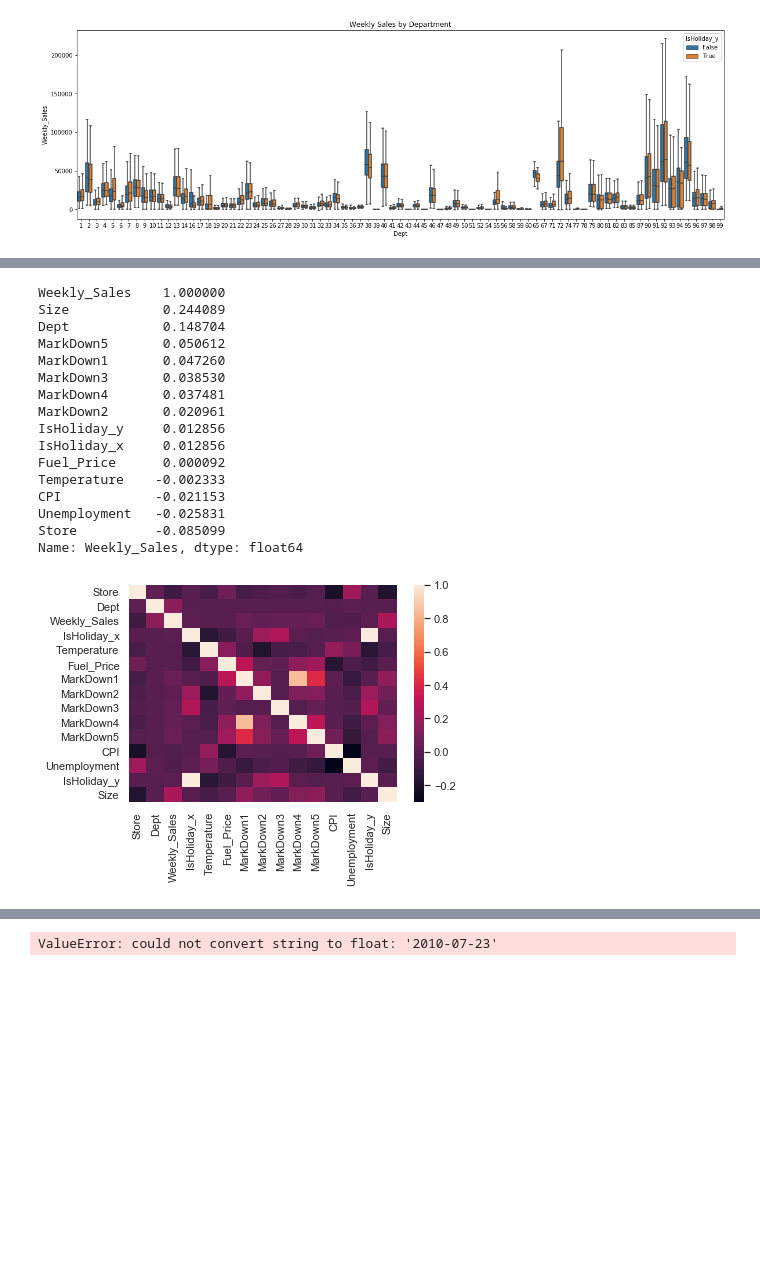
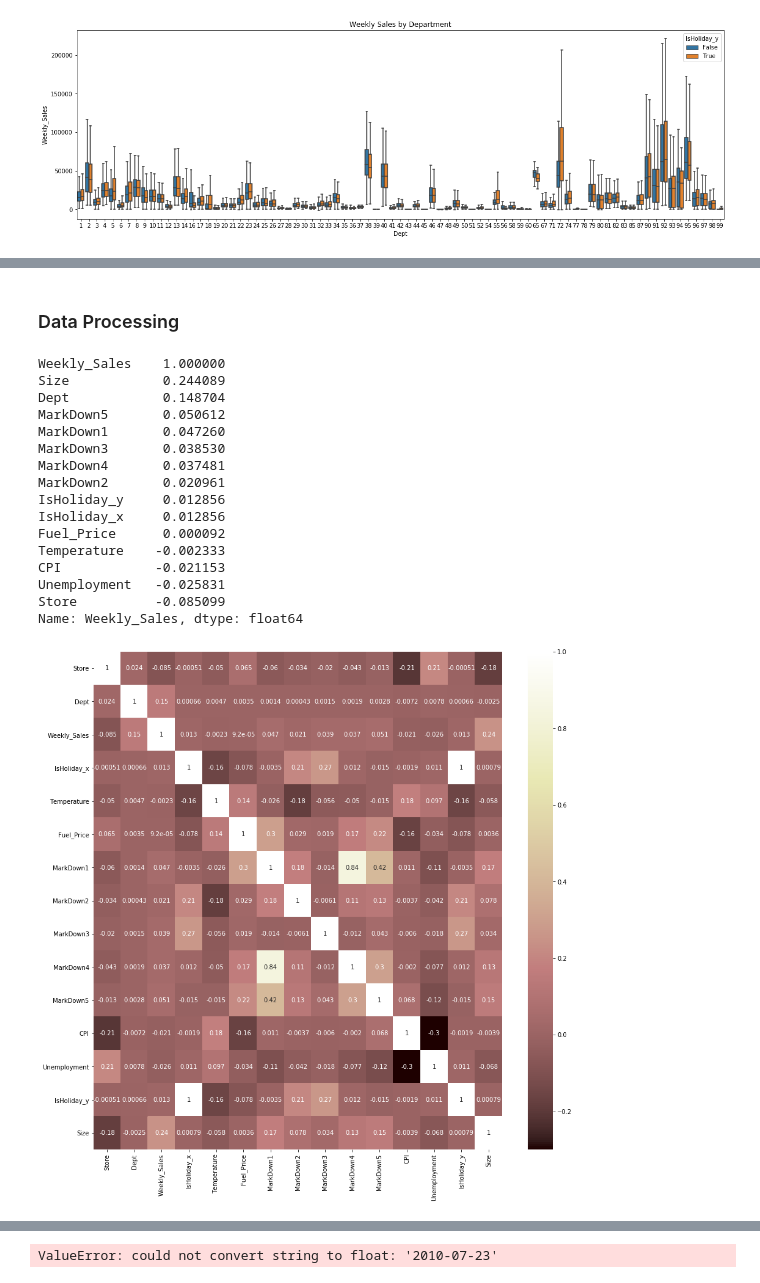
Before and after one commit to whung10/data_science_projects, a Jupyter notebook: ML_practice/Walmart_store_sales_forecasting/Walmart_store_sales_forecasting.ipynb, the cells around one changed output, grey strips where cells are left out. Saved outputs shown, nothing was run; the diff lists cells and outputs as text; code cells hidden in the pictures; blank space fills up the shorter version.

```diff
--- a/ML_practice/Walmart_store_sales_forecasting/Walmart_store_sales_forecasting.ipynb
+++ b/ML_practice/Walmart_store_sales_forecasting/Walmart_store_sales_forecasting.ipynb
@@ -69,3 +103,5 @@ sns.boxplot(x='Dept', y='Weekly_Sales', data=df, showfliers=False, hue="IsHolida
+# %% [markdown]
+### Data Processing
 # %%
 # Data pre-processing
 # missing data
@@ -77,24 +113,25 @@ df = df[df['Weekly_Sales'] >= 0]
 # %%
 # find correlation between data and target variable
 
 corr = df.corr()
-sns.heatmap(corr)
+plt.figure(figsize=(15,15))
+sns.heatmap(corr, annot=True, cmap='pink')
 print(corr['Weekly_Sales'].sort_values(ascending=False))
 # %% [output]
 Weekly_Sales    1.000000
 Size            0.244089
 Dept            0.148704
 MarkDown5       0.050612
 MarkDown1       0.047260
 MarkDown3       0.038530
 MarkDown4       0.037481
 MarkDown2       0.020961
 IsHoliday_y     0.012856
 IsHoliday_x     0.012856
 Fuel_Price      0.000092
 Temperature    -0.002333
 CPI            -0.021153
 Unemployment   -0.025831
 Store          -0.085099
 Name: Weekly_Sales, dtype: float64
-[figure, old version]
+[figure, new version]
```
Also changed, not shown: parts of 6 cells of this notebook, 2 other files.
